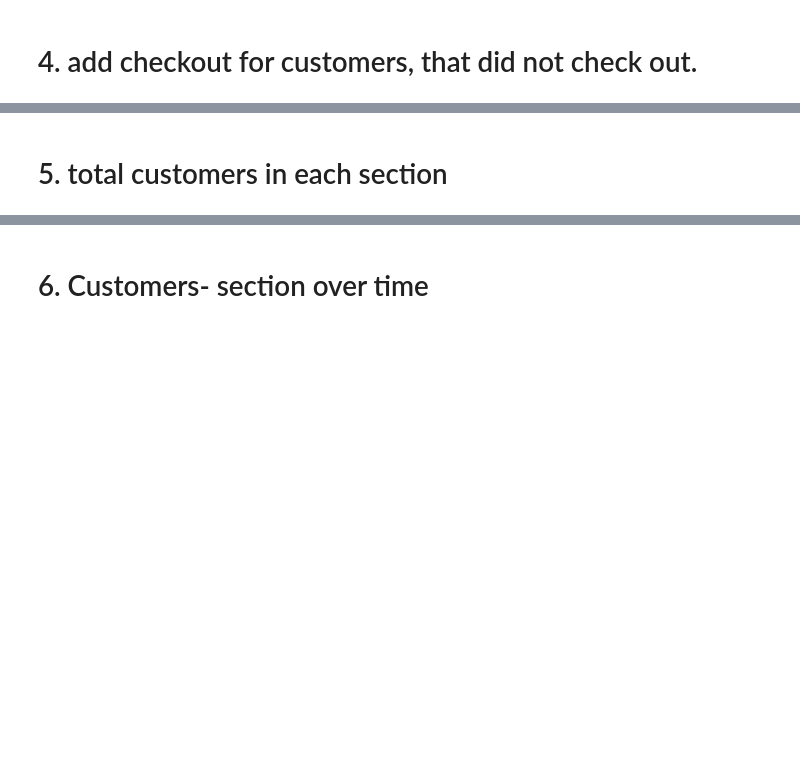
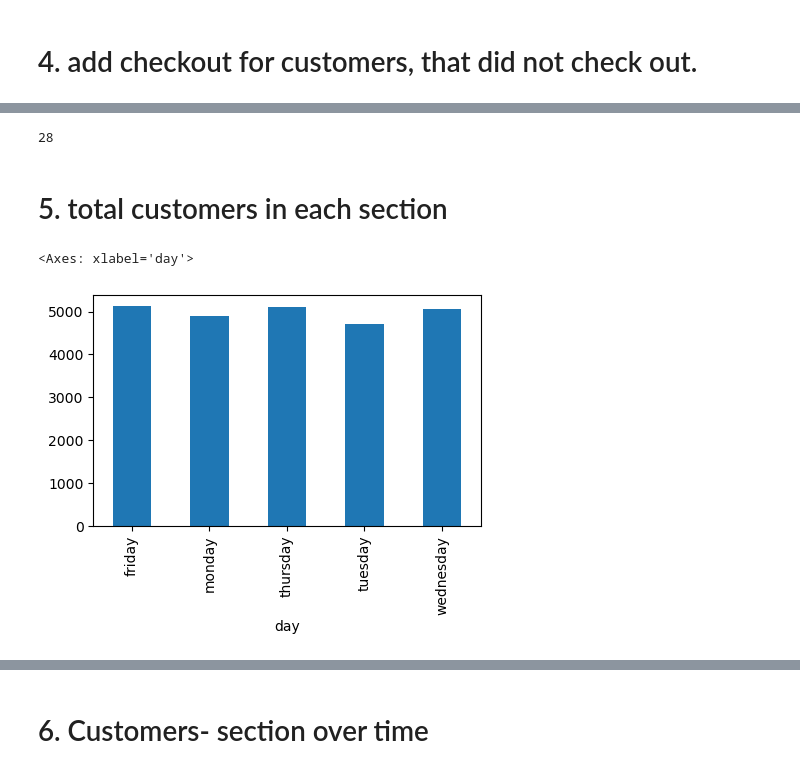
Before and after one commit to radu-bors/SupSim, a Jupyter notebook: day_1.ipynb, the cells around one changed output, grey strips where cells are left out. Saved outputs shown, nothing was run; the diff lists cells and outputs as text; code cells hidden in the pictures; blank space fills up the shorter version.

```diff
--- a/day_1.ipynb
+++ b/day_1.ipynb
@@ -36,0 +95,4 @@ monday
+# %%
+customers_to_checkout = []
+for day in days_data:
+    customers_to_checkout.append(get_non_checkout(day))
@@ -36,0 +109,24 @@ monday
+# %%
+def add_checkout(df, customer_nos, date, day):
+    df_fill = pd.DataFrame()
+    for p_id in customer_nos:
+        #print(p_id)
+        trial_id = df.iloc[p_id]['day_id']
+        trial_day = df['day'][0][:3]
+        #print(p_id, trial_id, trial_day)
+        trial_together = trial_day + '-' + str(p_id)
+        #print(trial_together)
+        df_tmp = pd.DataFrame(data=[[p_id, 'checkout', day, trial_together]], # der letzte part ergibt noch die falschen day_id´s
+                              index=[pd.to_datetime(f'2019-09-{date} 21:59:00')],
+                              columns=['customer_no', 'location', 'day', 'day_id'])
+        df = pd.concat([df, df_tmp])
+    return df
+# %%
+filled_data = []
+weekdays = ['monday', 'tuesday', 'wednesday', 'thursday', 'friday']
+date = ['02', '03', '04', '05', '06']
+for i, day in enumerate(days_data):
+    #print(i)
+    #print(day)
+    temporary = add_checkout(day, customers_to_checkout[i], date[i], weekdays[i])
+    filled_data.append(temporary)
@@ -36,0 +163,3 @@ monday
+# %%
+total = pd.concat(filled_data)
+total
@@ -37,2 +180,11 @@ monday
+# %%
+total['day_id'].isna().sum()
+# %% [output]
+28
 # %% [markdown]
 # 5. total customers in each section
+# %%
+total.groupby('day')['customer_no'].count().plot(kind='bar', figsize=(5, 3))
+# %% [output]
+<Axes: xlabel='day'>
+[figure, added]
```
Also changed, not shown: parts of 25 cells of this notebook.
